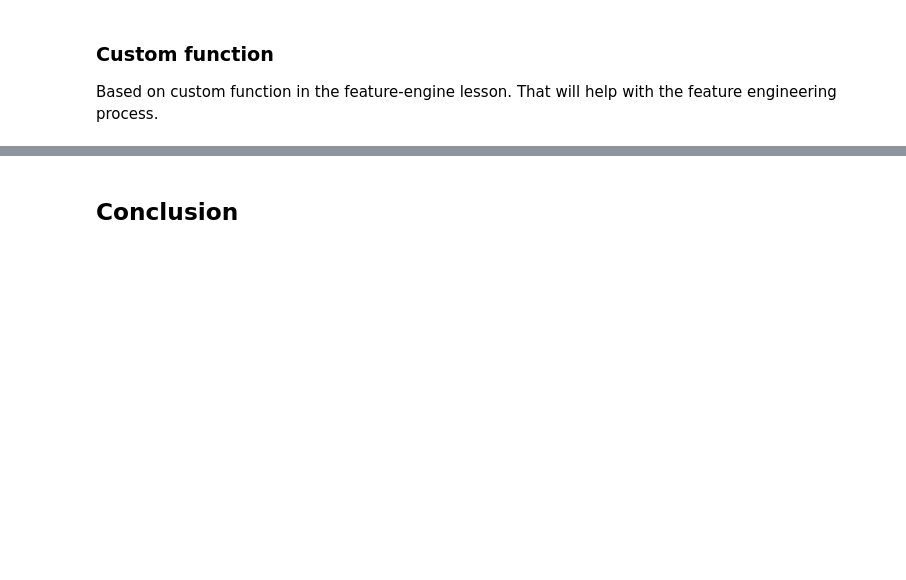
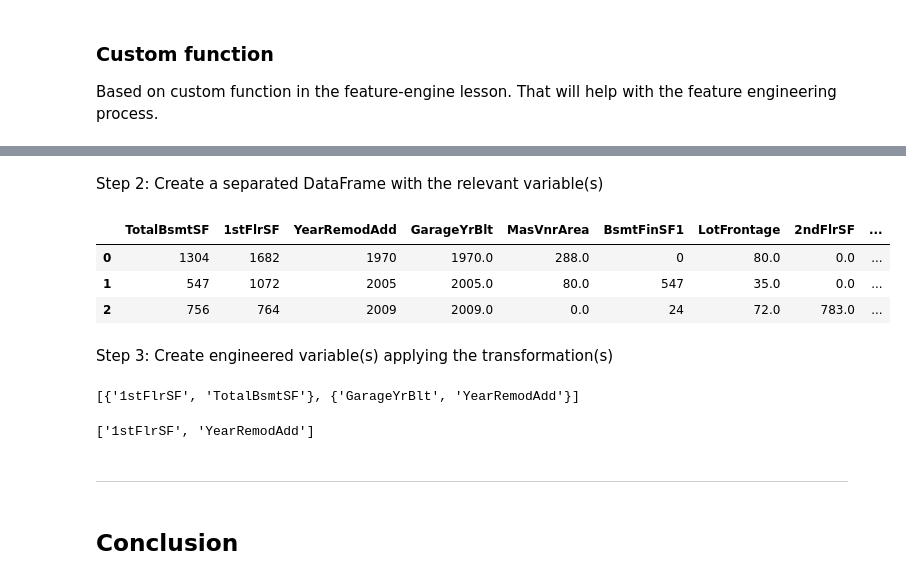
Before and after one commit to Fl0W97/ci-c5-housing-market-prices, a Jupyter notebook: jupyter_notebooks/03_featureEngineering.ipynb, the cells around one changed output, grey strips where cells are left out. Drawn from its saved outputs; the diff is of its cells as text; code cells hidden in the pictures; blank space fills up the shorter version.

```diff
--- a/jupyter_notebooks/03_featureEngineering.ipynb
+++ b/jupyter_notebooks/03_featureEngineering.ipynb
@@ -302,0 +351,3 @@ def FeatEngineering_Numerical(df_feat_eng, column):
+# %%
+variables_engineering = ['TotalBsmtSF', '1stFlrSF', 'YearRemodAdd', 'GarageYrBlt', 'MasVnrArea', 'BsmtFinSF1', 'LotFrontage', '2ndFlrSF', 'OpenPorchSF']
+variables_engineering
@@ -303,3 +364,29 @@ def FeatEngineering_Numerical(df_feat_eng, column):
+# %% [markdown]
+Step 2: Create a separated DataFrame with the relevant variable(s)
+# %%
+df_engineering = TrainSet[variables_engineering].copy()
+df_engineering.head(3)
+# %% [output]
+|  | TotalBsmtSF | 1stFlrSF | YearRemodAdd | GarageYrBlt | MasVnrArea | BsmtFinSF1 | LotFrontage | 2ndFlrSF | ... |
+| 0 | 1304 | 1682 | 1970 | 1970.0 | 288.0 | 0 | 80.0 | 0.0 | ... |
+| 1 | 547 | 1072 | 2005 | 2005.0 | 80.0 | 547 | 35.0 | 0.0 | ... |
+| 2 | 756 | 764 | 2009 | 2009.0 | 0.0 | 24 | 72.0 | 783.0 | ... |
+# %% [markdown]
+Step 3: Create engineered variable(s) applying the transformation(s)
+# %%
+from feature_engine.selection import SmartCorrelatedSelection
+corr_sel = SmartCorrelatedSelection(variables=None, method="spearman", threshold=0.6, selection_method="variance")
+
+corr_sel.fit_transform(df_engineering)
+corr_sel.correlated_feature_sets_
+# %% [output]
+[{'1stFlrSF', 'TotalBsmtSF'}, {'GarageYrBlt', 'YearRemodAdd'}]
+# %%
+corr_sel.features_to_drop_
+# %% [output]
+['1stFlrSF', 'YearRemodAdd']
+# %% [markdown]
+---
 # %% [markdown]
 ## Conclusion
 # %% [markdown]
```
Also changed, not shown: parts of 12 cells of this notebook, 2 other files.
